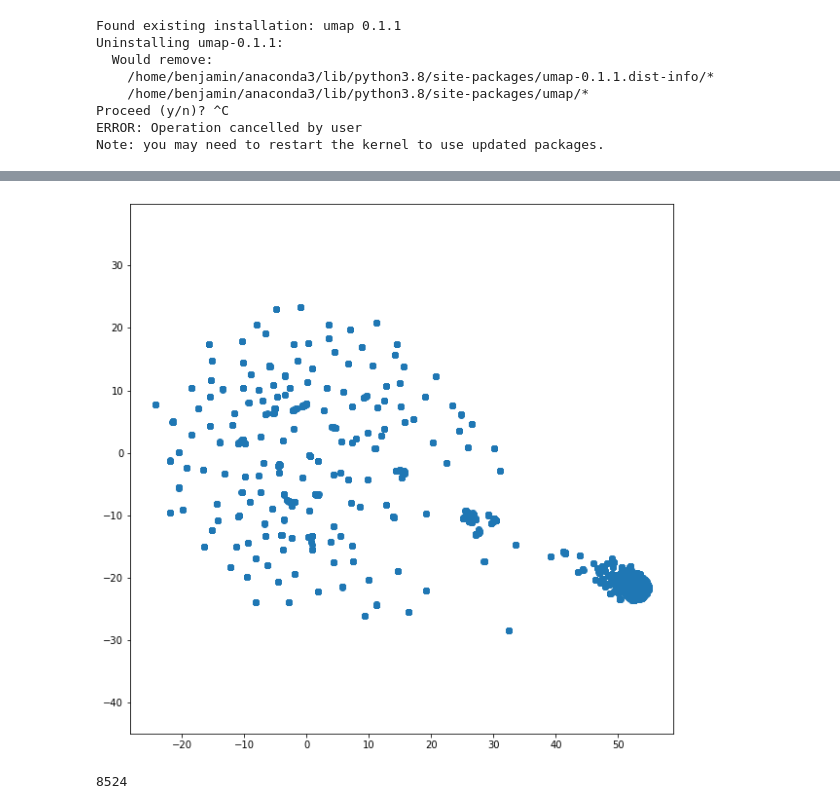
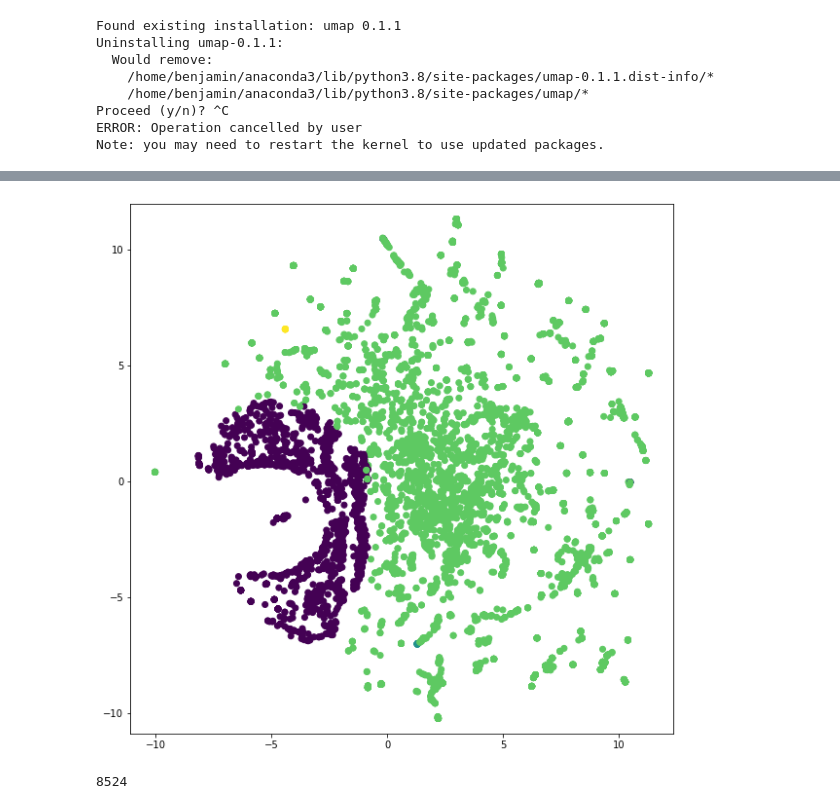
Before and after one commit to bwheel12/Project2, a Jupyter notebook: Testing_ground.ipynb, the cells around one changed output, grey strips where cells are left out. Saved outputs shown, nothing was run; the diff lists cells and outputs as text; code cells hidden in the pictures.

```diff
--- a/Testing_ground.ipynb
+++ b/Testing_ground.ipynb
@@ -367,0 +376,3 @@ OnBits_UMAP = reducer.fit_transform(scaled_OnBits_Array)
+# %%
+tsne = TSNE(n_components=2, verbose=1, perplexity=40, n_iter=300)
+tsne_results = tsne.fit_transform(OnBits_Array)
@@ -368,10 +395,10 @@ OnBits_UMAP = reducer.fit_transform(scaled_OnBits_Array)
 # %%
 OnBits_UMAP.shape
 plt.figure(figsize=(10,10))
-plt.scatter(OnBits_UMAP[:,0],OnBits_UMAP[:,1])
+plt.scatter(tsne_results[:,0],tsne_results[:,1], c = third_test_cluster.cluster_assignments) #,c=sns.color_palette()[third_test_cluster.cluster_assignments]
 plt.gca().set_aspect('equal','datalim')
 # %% [output]
-[figure, old version]
+[figure, new version]
 # %%
 test_OnBits = numpy.array([3,5,7])
 # %%
```
Also changed, not shown: parts of 12 cells of this notebook, 3 other files.
